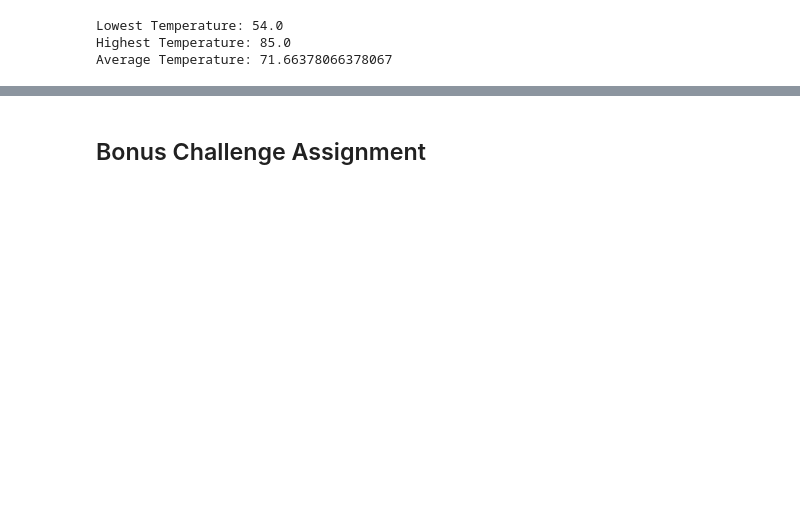
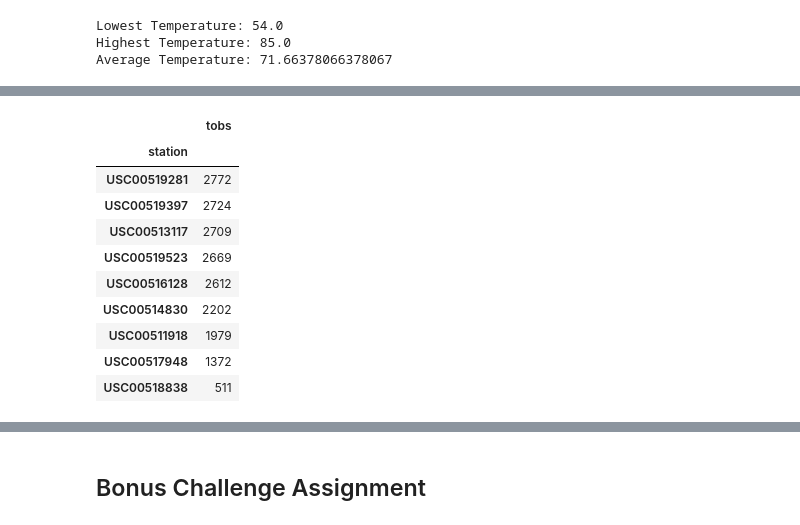
Before and after one commit to dianeyaneza/UWA-Data-Homework-SQLAlchemy-challenge, a Jupyter notebook: climate_starter.ipynb, the cells around one changed output, grey strips where cells are left out. Cells and saved outputs as stored; diff of their text form; code cells hidden in the pictures; blank space fills up the shorter version.

```diff
--- a/climate_starter.ipynb
+++ b/climate_starter.ipynb
@@ -173,2 +192,19 @@ Average Temperature: 71.66378066378067
+# %%
+# Doublecheck the results
+tobs_df = pd.DataFrame(session.query(Measurement.station, Measurement.tobs))
+grouped_tobs = tobs_df.groupby('station').count().sort_values('tobs',ascending=False)
+grouped_tobs
+# %% [output]
+|  | tobs |
+| station |  |
+| USC00519281 | 2772 |
+| USC00519397 | 2724 |
+| USC00513117 | 2709 |
+| USC00519523 | 2669 |
+| USC00516128 | 2612 |
+| USC00514830 | 2202 |
+| USC00511918 | 1979 |
+| USC00517948 | 1372 |
+| USC00518838 | 511 |
 # %%
 # Choose the station with the highest number of temperature observations.
```
Also changed, not shown: parts of 6 cells of this notebook.
